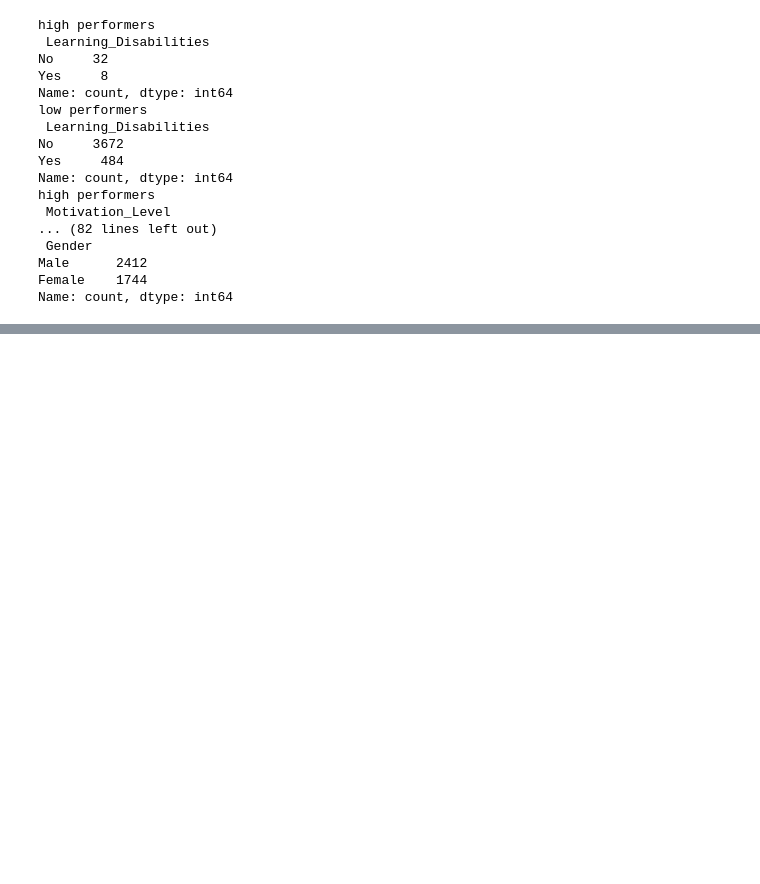
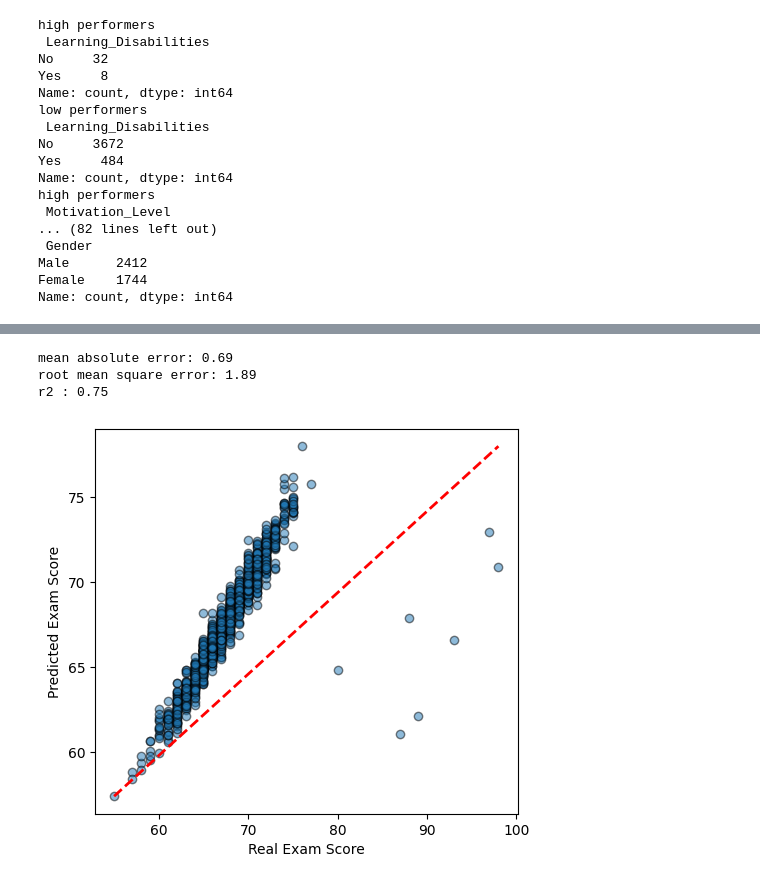
Before and after one commit to AybarsKansu/for-me-to-study, a Jupyter notebook: student_performence_EDA.ipynb, the cells around one changed output, grey strips where cells are left out. Drawn from its saved outputs; the diff is of its cells as text; code cells hidden in the pictures; blank space fills up the shorter version.

```diff
--- a/student_performence_EDA.ipynb
+++ b/student_performence_EDA.ipynb
@@ -684,0 +679,5 @@ print("Numeric features:", numeric_features)
+# %%
+X = df.drop('Exam_Score', axis=1)
+y = df['Exam_Score']
+
+X_train, X_test, y_train, y_test = train_test_split(X, y, test_size = 0.2, random_state=42)
@@ -684,0 +715,4 @@ print("Numeric features:", numeric_features)
+# %%
+grid_search.fit(X_train, y_train)
+
+grid_search.best_params_
@@ -684,0 +741,26 @@ print("Numeric features:", numeric_features)
+# %%
+best_model = grid_search.best_estimator_
+
+y_pred = best_model.predict(X_test)
+
+mae = mean_absolute_error(y_test, y_pred)
+rmse = np.sqrt(mean_squared_error(y_test, y_pred))
+r2 = r2_score(y_test, y_pred)
+
+print(f"mean absolute error: {mae:.2f} ")
+print(f"root mean square error: {rmse:.2f} ")
+print(f"r2 : {r2:.2f} ")
+
+plt.figure(figsize=(12,5))
+
+plt.subplot(1, 2, 1)
+plt.scatter(y_test, y_pred, alpha=0.5, edgecolors='k')
+plt.plot([y_test.min(), y_test.max()], [y_pred.min(), y_pred.max()], 'r--', lw=2)
+plt.xlabel('Real Exam Score')
+plt.ylabel('Predicted Exam Score')
+plt.show()
+# %% [output]
+mean absolute error: 0.69
+root mean square error: 1.89
+r2 : 0.75
+[figure, added]
```
Also changed, not shown: parts of 36 cells of this notebook.
